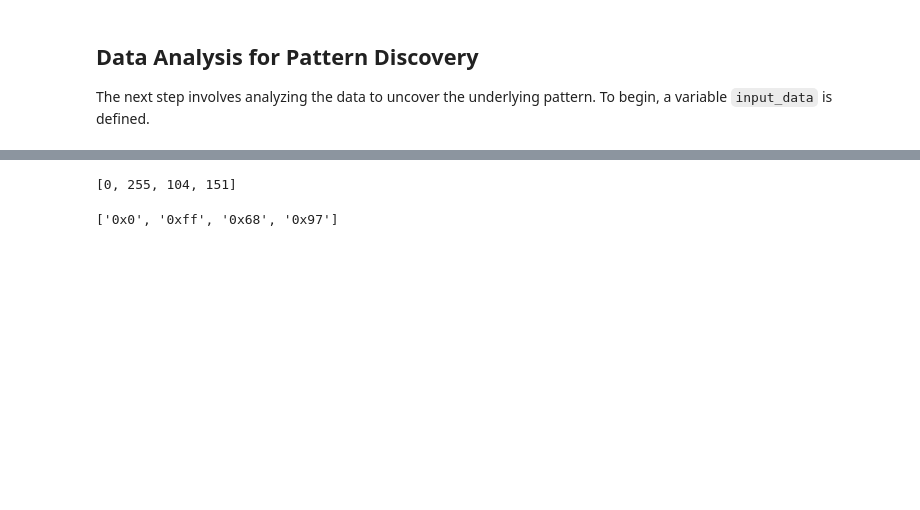
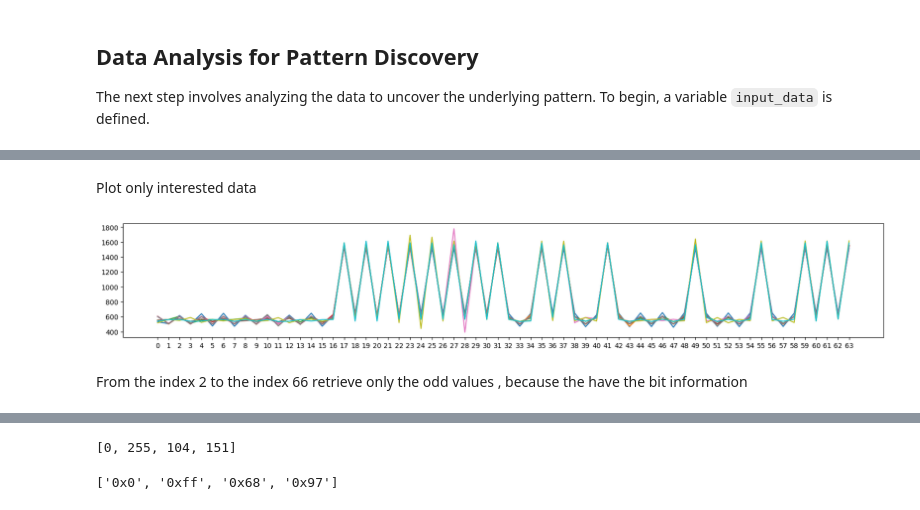
Before and after one commit to GerardoMunoz/Curso_Python, a Jupyter notebook: IR_control.ipynb, the cells around one changed output, grey strips where cells are left out. Drawn from its saved outputs; the diff is of its cells as text; code cells hidden in the pictures; blank space fills up the shorter version.

```diff
--- a/IR_control.ipynb
+++ b/IR_control.ipynb
@@ -295,0 +242,8 @@ binario
+# %% [markdown]
+Plot only interested data
+# %%
+plot([dato[2:66] for dato in dat1])
+# %% [output]
+[figure, added]
+# %% [markdown]
+From the index 2 to the index 66 retrieve only the odd values , because the have the bit information
```
Also changed, not shown: parts of 42 cells of this notebook.
